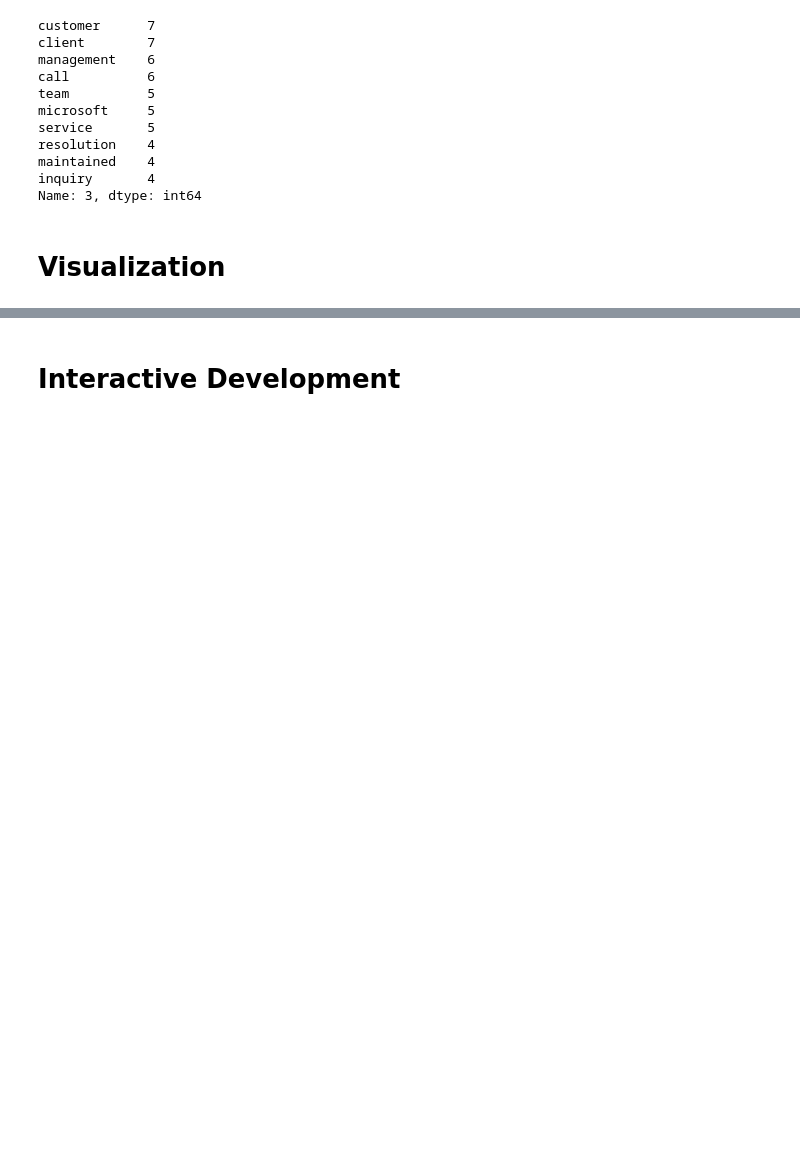
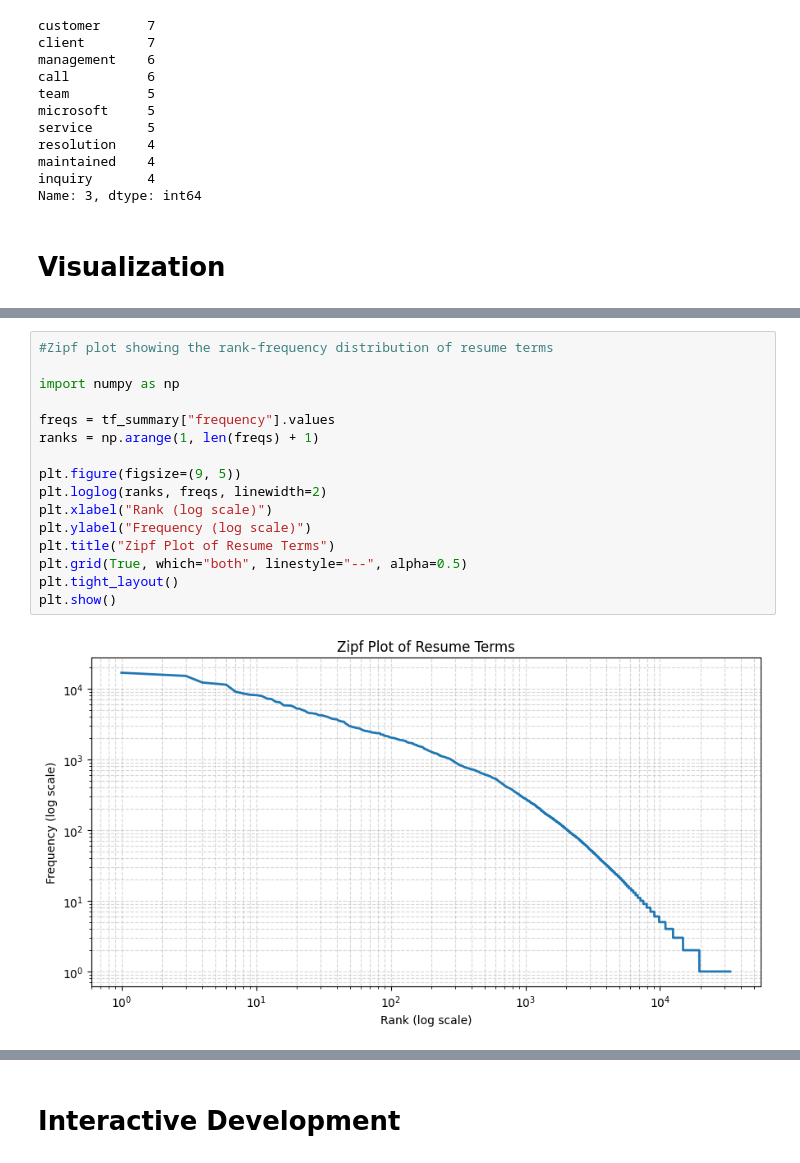
Before and after one commit to Coolguy4123/Data-Visualization-Project-2, a Jupyter notebook: CS4990_ResumeVis.ipynb, the cells around one changed output, grey strips where cells are left out. Saved outputs shown, nothing was run; the diff lists cells and outputs as text; blank space fills up the shorter version.

```diff
--- a/CS4990_ResumeVis.ipynb
+++ b/CS4990_ResumeVis.ipynb
@@ -151,0 +185,18 @@ Name: 3, dtype: int64
+# %%
+#Zipf plot showing the rank-frequency distribution of resume terms
+
+import numpy as np
+
+freqs = tf_summary["frequency"].values
+ranks = np.arange(1, len(freqs) + 1)
+
+plt.figure(figsize=(9, 5))
+plt.loglog(ranks, freqs, linewidth=2)
+plt.xlabel("Rank (log scale)")
+plt.ylabel("Frequency (log scale)")
+plt.title("Zipf Plot of Resume Terms")
+plt.grid(True, which="both", linestyle="--", alpha=0.5)
+plt.tight_layout()
+plt.show()
+# %% [output]
+[figure, added]
```
Also changed, not shown: parts of 6 cells of this notebook.
